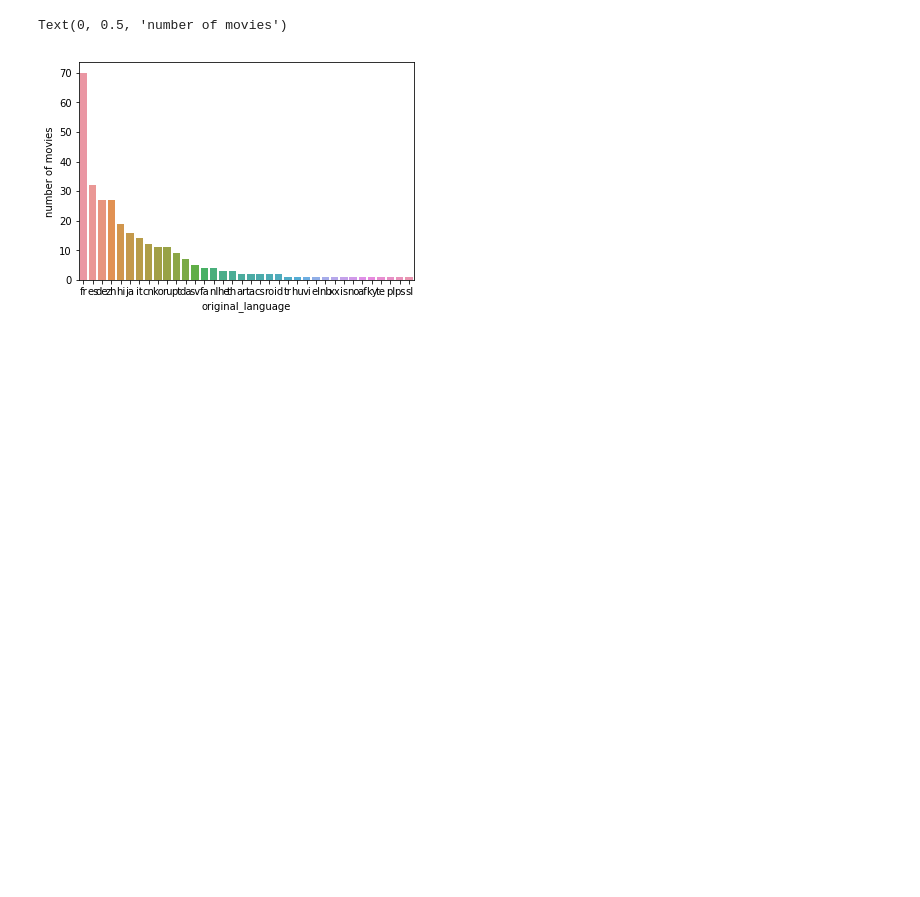
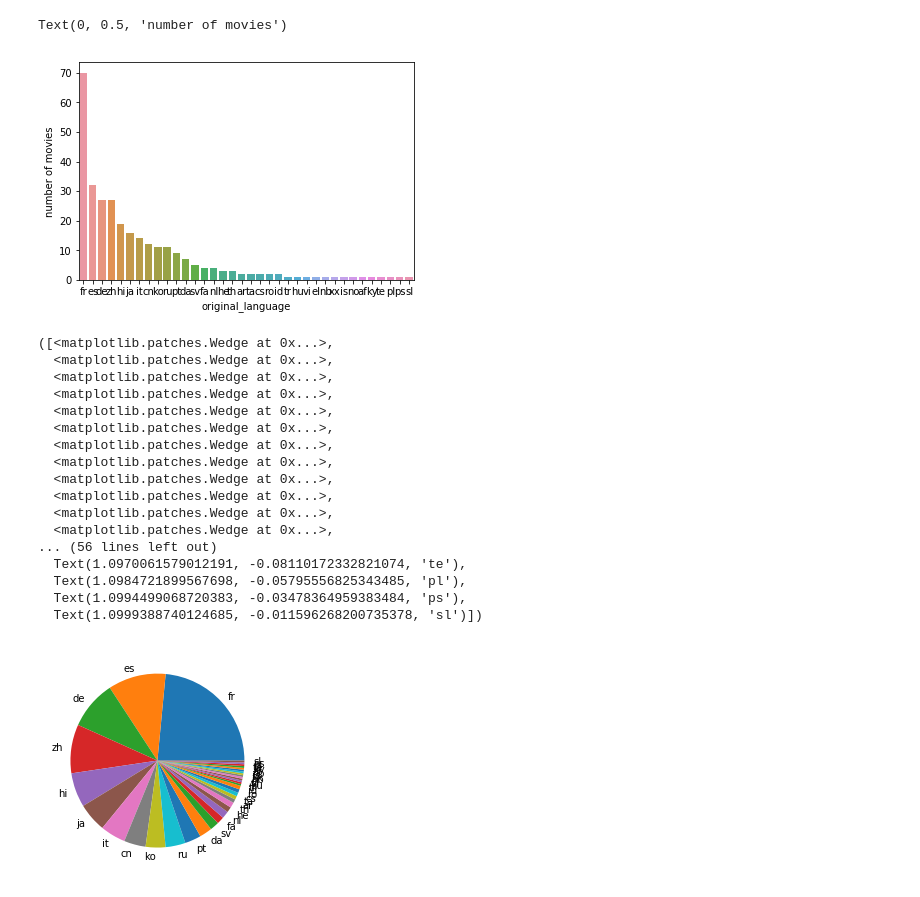
Before and after one commit to kaiocesar/introducao-data-science, a Jupyter notebook: TMDB5000.ipynb, the cells around one changed output. Cells and saved outputs as stored; diff of their text form; code cells hidden in the pictures; blank space fills up the shorter version.

Commit message:
test with pie plot

```diff
--- a/TMDB5000.ipynb
+++ b/TMDB5000.ipynb
@@ -28,3 +29,25 @@ sns.barplot(x="original_language", y="total", data=total_others).set_ylabel('num
 # %% [output]
 Text(0, 0.5, 'number of movies')
 [figure]
+# %%
+plt.pie(total_others.total,
+       labels=total_others.original_language)
+# %% [output]
+([<matplotlib.patches.Wedge at 0x...>,
+  <matplotlib.patches.Wedge at 0x...>,
+  <matplotlib.patches.Wedge at 0x...>,
+  <matplotlib.patches.Wedge at 0x...>,
+  <matplotlib.patches.Wedge at 0x...>,
+  <matplotlib.patches.Wedge at 0x...>,
+  <matplotlib.patches.Wedge at 0x...>,
+  <matplotlib.patches.Wedge at 0x...>,
+  <matplotlib.patches.Wedge at 0x...>,
+  <matplotlib.patches.Wedge at 0x...>,
+  <matplotlib.patches.Wedge at 0x...>,
+  <matplotlib.patches.Wedge at 0x...>,
+... (56 lines left out)
+  Text(1.0970061579012191, -0.08110172332821074, 'te'),
+  Text(1.0984721899567698, -0.05795556825343485, 'pl'),
+  Text(1.0994499068720383, -0.03478364959383484, 'ps'),
+  Text(1.0999388740124685, -0.011596268200735378, 'sl')])
+[figure, added]
```
Also changed, not shown: parts of 1 cell of this notebook.
